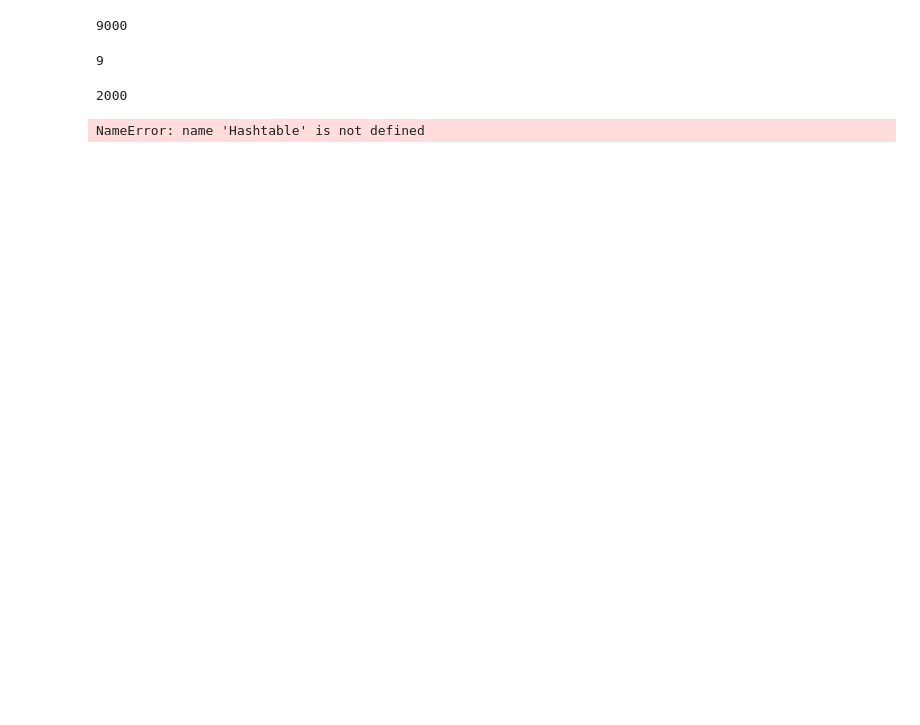
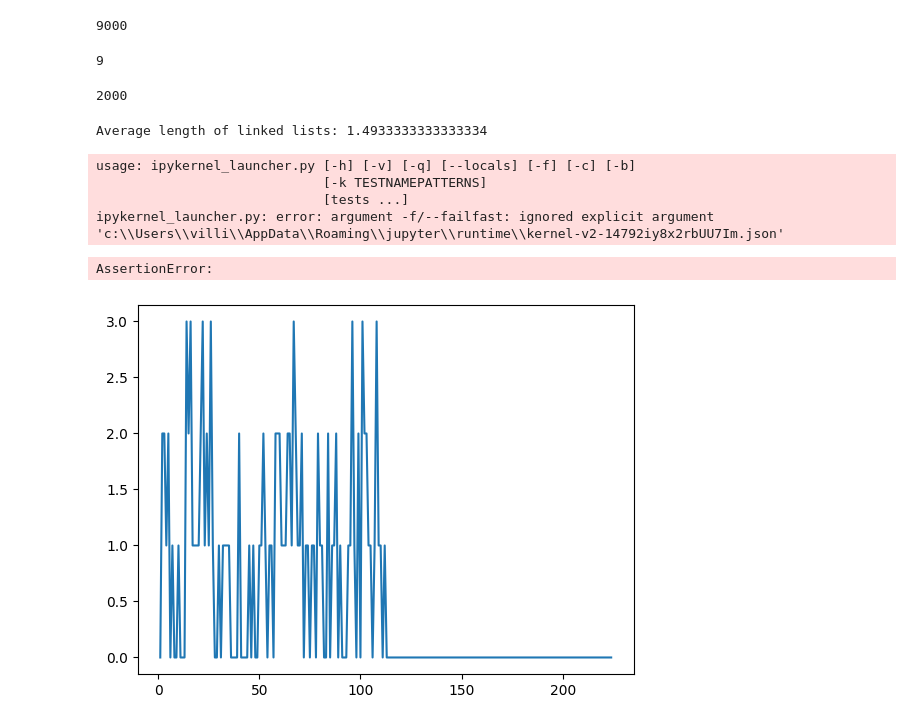
Before and after one commit to Fluntin/Applied-Computer-Science, a Jupyter notebook: test.ipynb, the cells around one changed output. Saved outputs shown, nothing was run; the diff lists cells and outputs as text; code cells hidden in the pictures; blank space fills up the shorter version.

```diff
--- a/test.ipynb
+++ b/test.ipynb
@@ -245,41 +245,6 @@ class Hashtable:
 
 
 
-#######################################################################
-#       Testerna
-#######################################################################
-class TestHashtable(unittest.TestCase):
-    #The individual tests are defined with methods whose names start with the letters test.
-    #This naming convention informs the test runner about which methods represent tests.
-    def test_store(self):
-        print("\nTestar att lagra en atom med namnet som nyckel")
-        namn = "He"
-        vikt = 4.002602
-        atom = Atom(namn, vikt)
-        hashtabell = Hashtable(3)
-        hashtabell.store(namn, atom)
-    def test_search(self):
-        print("\nTestar att lägga in atom och plocka ut den igen")
-        namn = "He"
-        vikt = 4.002602
-        atom = Atom(namn, vikt)
-        hashtabell = Hashtable(3)
-        hashtabell.store(namn, atom)
-        x = hashtabell.search(namn)
-        self.assertIsInstance(x, Atom)      #search ska returnera en Atom
-        self.assertEqual(x.getnamn(), namn) #kolla om det är den inlagda atomen
-        self.assertEqual(x.getvikt(), vikt) # kolla om vikten stämmer
-
-    def test_find_all(self):
-        print("\nTestar att lägga in alla atomer och sen söka efter varje")
-        atomlista = skapaAtomlista()
-        hashtabell = lagraHashtabell(atomlista)
-        self.assertTrue(allaAtomerFinns(hashtabell, atomlista))
-    def test_fail(self):
-        print("\nTestar att söka efter en atom som inte finns i hashtabellen")
-        atomlista = skapaAtomlista()
-        hashtabell = lagraHashtabell(atomlista)
-        self.assertFalse(knasAtomFinns(hashtabell))
 
 #######################################################################
 #       Atom-klassen
@@ -409,58 +374,38 @@ def skapaAtomlista():
     Bh 272;\
     Mt 276;\
     Rg 280;\
     Ds 281;\
     Cn 285"
     atomlista = []
     lista = atomdata.split(";")
     for namn_vikt in lista:
         namn, vikt = namn_vikt.split()
         atom = Atom(namn, float(vikt))
         atomlista.append(atom)
     return atomlista
 def lagraHashtabell(atomlista):
     """Lagrar atomlistans element i en hashtabell"""
     antalElement = len(atomlista)
     hashtabell = Hashtable(antalElement)
     for atom in atomlista:
         hashtabell.store(atom.namn, atom)
     return hashtabell
-def allaAtomerFinns(hashtabell, atomlista):
-    """Kan man hitta alla atomer i hashtabellen?"""
-    antal = 0
-    OK = True
-    for kontrollAtom in atomlista:
-        namn, vikt = kontrollAtom.getnamn(), kontrollAtom.getvikt()
-        vikt = float(vikt)
-        try:
-            hashadAtom = hashtabell.search(namn)
-            if hashadAtom.vikt != vikt:
-                print(namn, "har fel vikt.")
-            else:
-                antal += 1
-        except KeyError:
-            print(namn, "fanns inte med i hashtabellen.")
-            OK = False
-    return OK
-def knasAtomFinns(hashtabell):
-    """Ger hashtabellen KeyError för en atom som inte finns?"""
-    knasatom = "Zz"
-    try:
-        x = hashtabell.search(knasatom)
-        #knasatom fanns med i hashtabellen
-        return True
-    except KeyError:
-        #knasatom fanns inte med i hashtabellen
-        return False
+
 if __name__ == "__main__":
 
     #  TU SI PROBO IZVIDITI
     atomlista = skapaAtomlista()
     hashtabell = lagraHashtabell(atomlista)
     hashtabell.visualize()
     avg_length = hashtabell.average_list_length()
     print("Average length of linked lists:", avg_length)
 
     unittest.main()
 # %% [output]
-NameError: name 'Hashtable' is not defined
+Average length of linked lists: 1.4933333333333334
+usage: ipykernel_launcher.py [-h] [-v] [-q] [--locals] [-f] [-c] [-b]
+                             [-k TESTNAMEPATTERNS]
+                             [tests ...]
+ipykernel_launcher.py: error: argument -f/--failfast: ignored explicit argument 'c:\\Users\\villi\\AppData\\Roaming\\jupyter\\runtime\\kernel-v2-14792iy8x2rbUU7Im.json'
+AssertionError:
+[figure, added]
```
Also changed, not shown: 1 other file.
